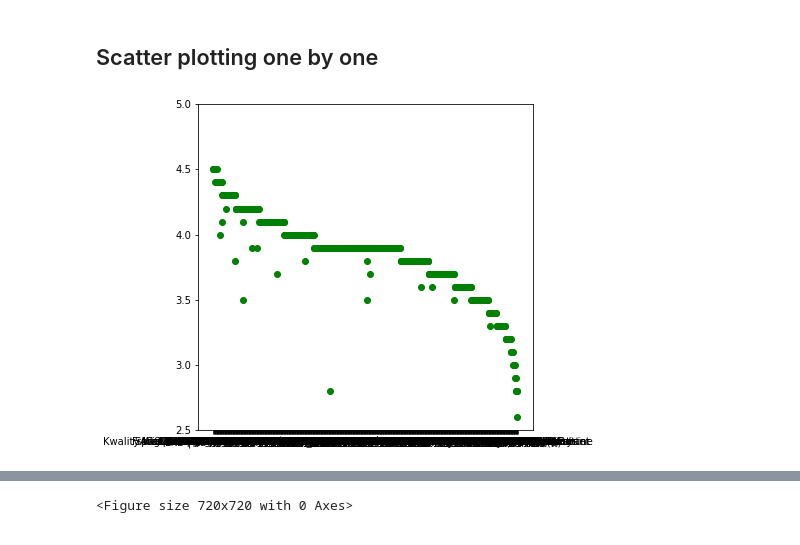
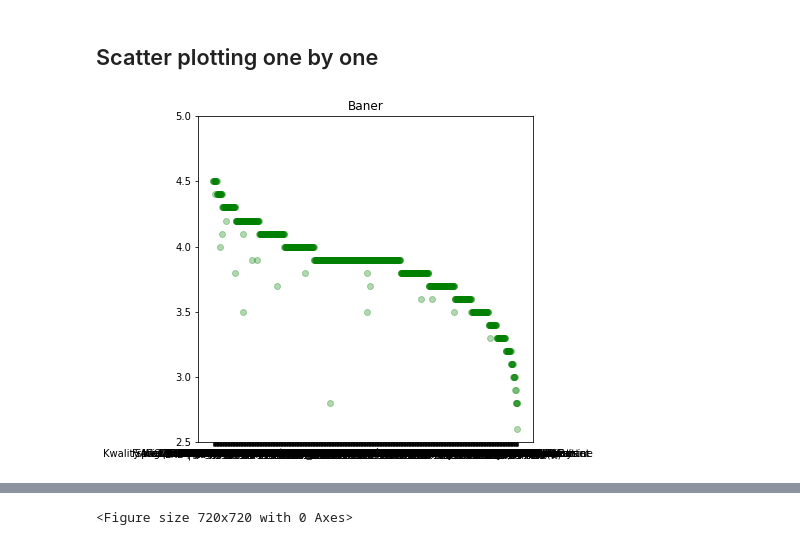
Before and after one commit to Ruthik27/Bed_Rest_and_Order_Services, a Jupyter notebook: new_data_zomato.ipynb, the cells around one changed output, grey strips where cells are left out. Cells and saved outputs as stored; diff of their text form; code cells hidden in the pictures.

```diff
--- a/new_data_zomato.ipynb
+++ b/new_data_zomato.ipynb
@@ -207,15 +235,15 @@ wakad_copy.info()
 # %%
 plt.figure(figsize=(6,6))
 x = baner_ratings['Name']
 y1 = baner_ratings['ratings']
 
 axes = plt.gca()
 axes.set_ylim([2.5,5.0])
-
-plt.scatter(x, y1, color='g')
+plt.title("Baner")
+plt.scatter(x, y1, color='g',alpha=0.3)
 plt.show()
 # %% [output]
-[figure, old version]
+[figure, new version]
 # %%
 plt.figure(figsize=(6,6))
 x = bavdhan_ratings['Name']
```
Also changed, not shown: parts of 34 cells of this notebook.
